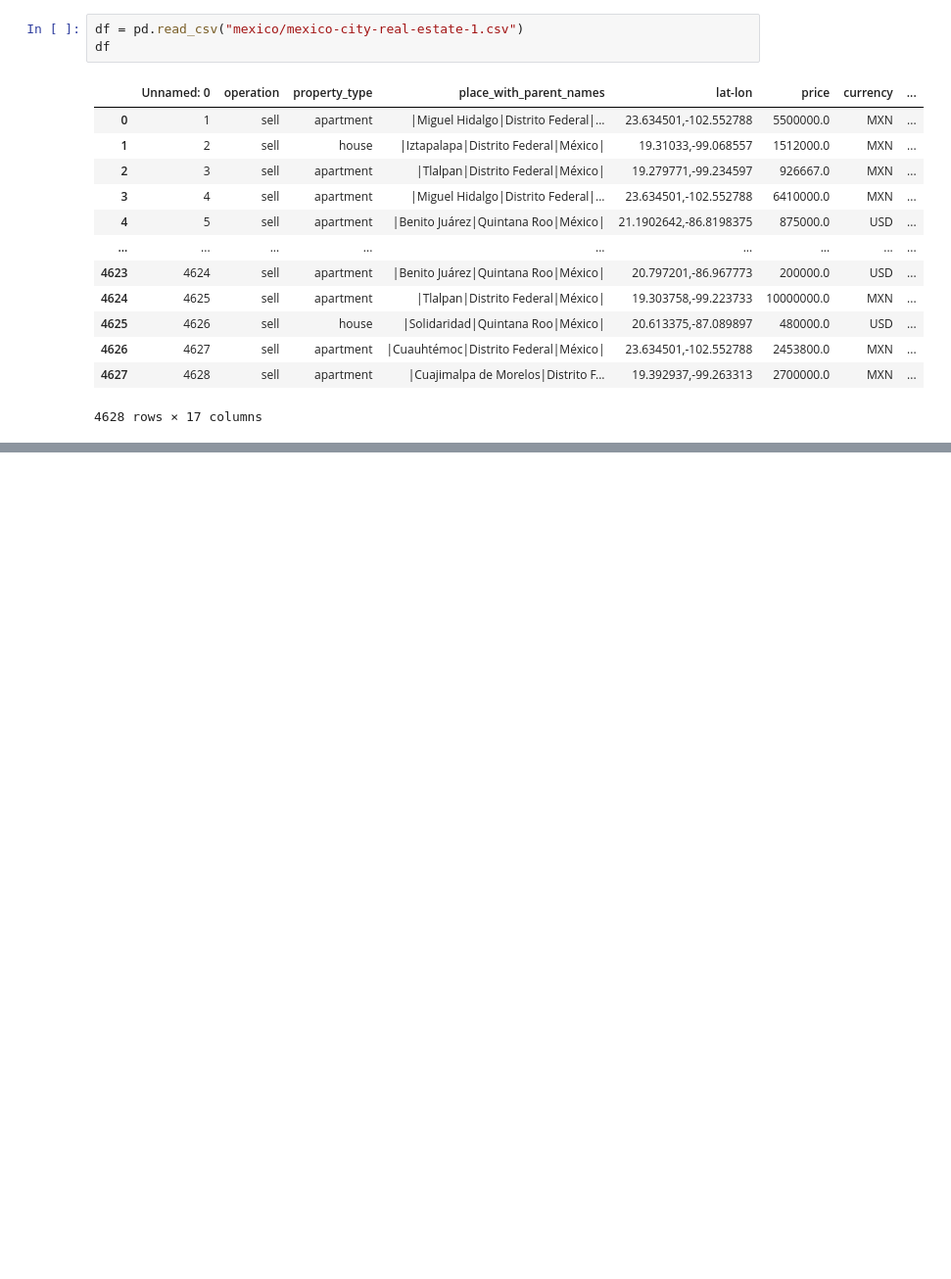
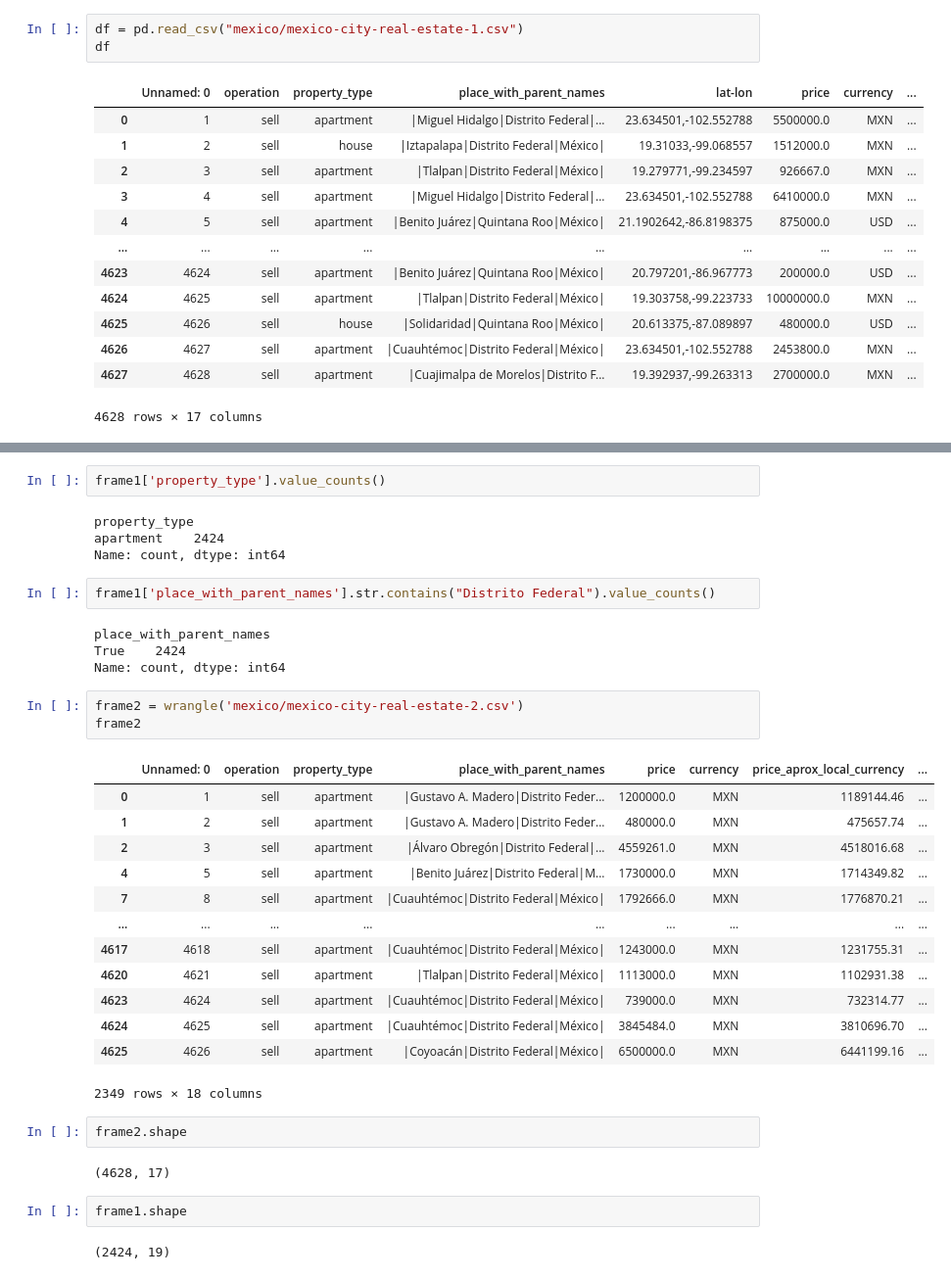
Before and after one commit to fararodriguezpf/Worldquant, a Jupyter notebook: pro2_pd.ipynb, the cells around one changed output, grey strips where cells are left out. Shown at 98% size. Saved outputs shown, nothing was run; the diff lists cells and outputs as text; blank space fills up the shorter version.

```diff
--- a/pro2_pd.ipynb
+++ b/pro2_pd.ipynb
@@ -92,0 +120,37 @@ NameError: name 'frame1' is not defined
+# %%
+frame1['property_type'].value_counts()
+# %% [output]
+property_type
+apartment    2424
+Name: count, dtype: int64
+# %%
+frame1['place_with_parent_names'].str.contains("Distrito Federal").value_counts()
+# %% [output]
+place_with_parent_names
+True    2424
+Name: count, dtype: int64
+# %%
+frame2 = wrangle('mexico/mexico-city-real-estate-2.csv')
+frame2
+# %% [output]
+|  | Unnamed: 0 | operation | property_type | place_with_parent_names | price | currency | price_aprox_local_currency | ... |
+| 0 | 1 | sell | apartment | |Gustavo A. Madero|Distrito Feder... | 1200000.0 | MXN | 1189144.46 | ... |
+| 1 | 2 | sell | apartment | |Gustavo A. Madero|Distrito Feder... | 480000.0 | MXN | 475657.74 | ... |
+| 2 | 3 | sell | apartment | |Álvaro Obregón|Distrito Federal|... | 4559261.0 | MXN | 4518016.68 | ... |
+| 4 | 5 | sell | apartment | |Benito Juárez|Distrito Federal|M... | 1730000.0 | MXN | 1714349.82 | ... |
+| 7 | 8 | sell | apartment | |Cuauhtémoc|Distrito Federal|México| | 1792666.0 | MXN | 1776870.21 | ... |
+| ... | ... | ... | ... | ... | ... | ... | ... | ... |
+| 4617 | 4618 | sell | apartment | |Cuauhtémoc|Distrito Federal|México| | 1243000.0 | MXN | 1231755.31 | ... |
+| 4620 | 4621 | sell | apartment | |Tlalpan|Distrito Federal|México| | 1113000.0 | MXN | 1102931.38 | ... |
+| 4623 | 4624 | sell | apartment | |Cuauhtémoc|Distrito Federal|México| | 739000.0 | MXN | 732314.77 | ... |
+| 4624 | 4625 | sell | apartment | |Cuauhtémoc|Distrito Federal|México| | 3845484.0 | MXN | 3810696.70 | ... |
+| 4625 | 4626 | sell | apartment | |Coyoacán|Distrito Federal|México| | 6500000.0 | MXN | 6441199.16 | ... |
+2349 rows × 18 columns
+# %%
+frame2.shape
+# %% [output]
+(4628, 17)
+# %%
+frame1.shape
+# %% [output]
+(2424, 19)
```
Also changed, not shown: parts of 10 cells of this notebook.
